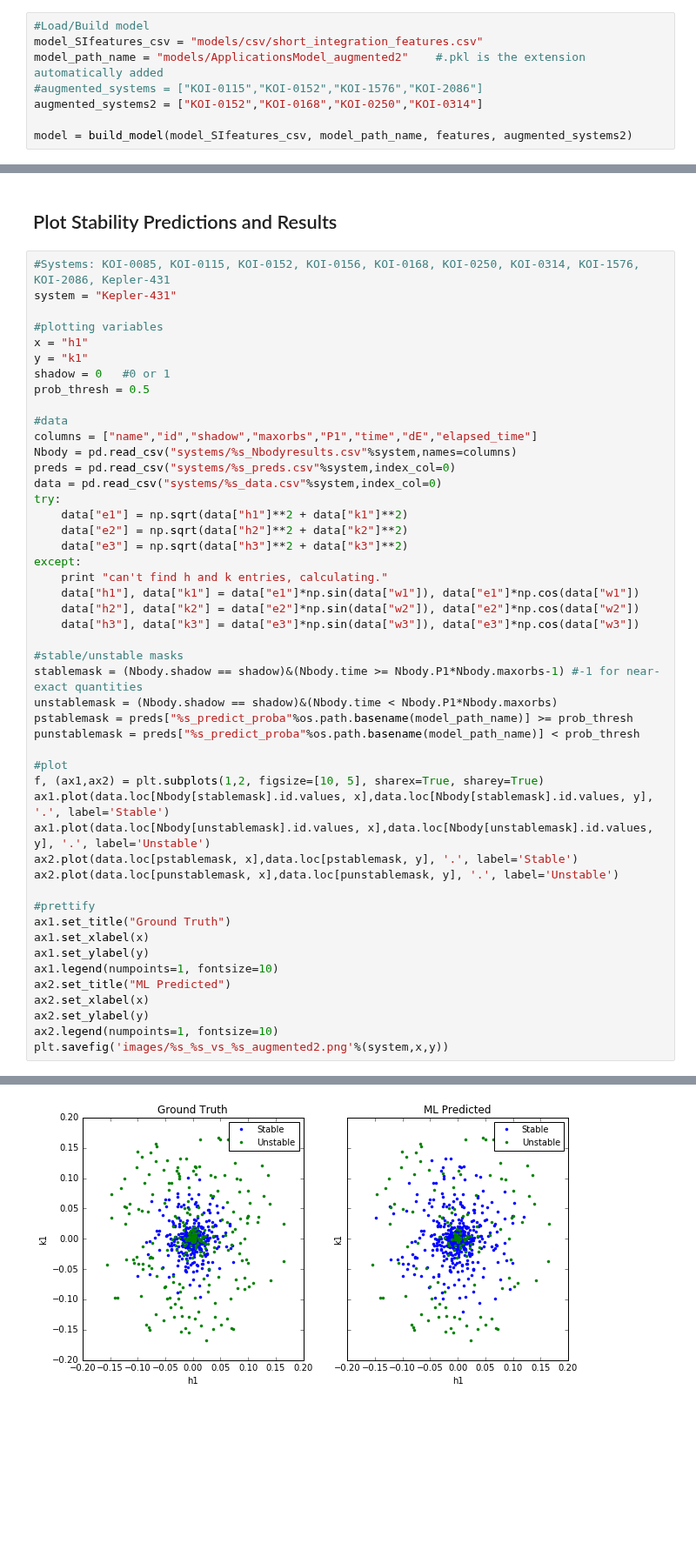
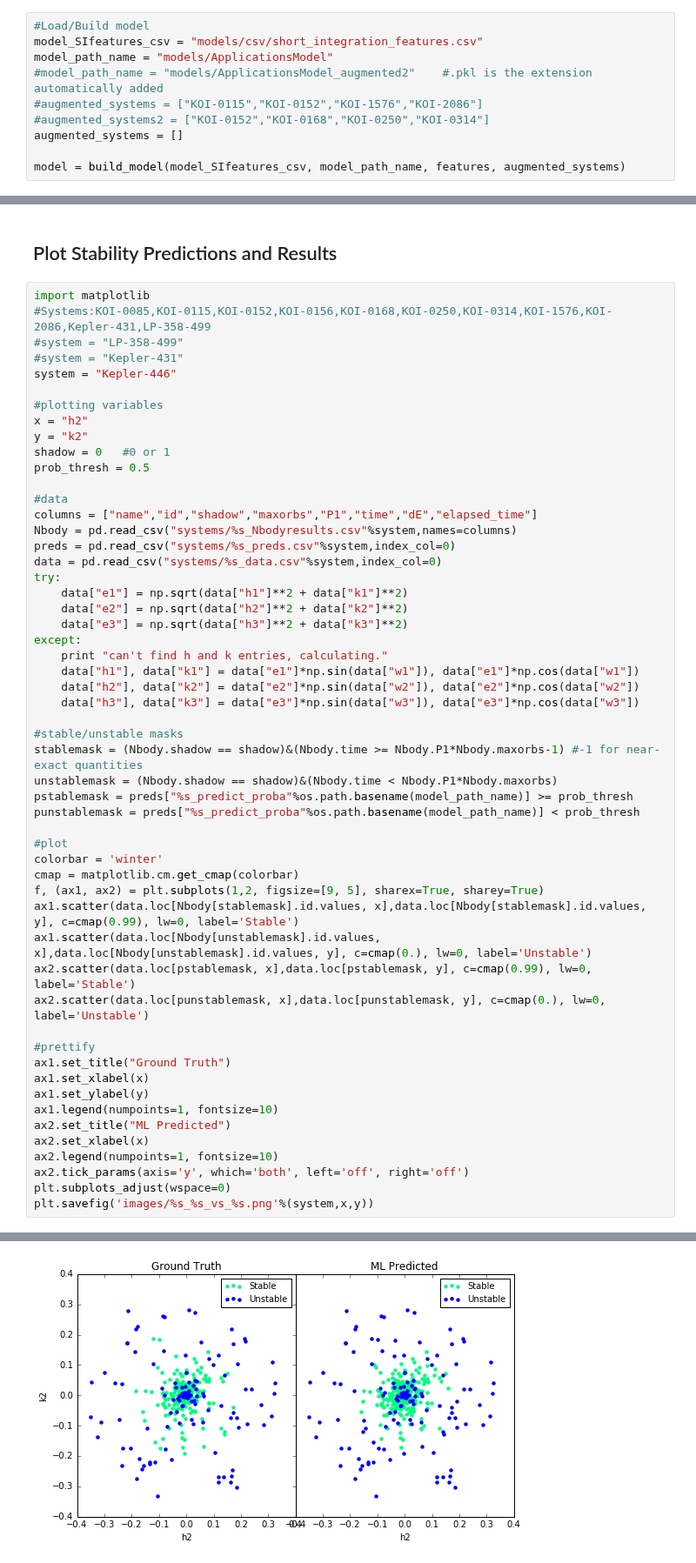
Before and after one commit to afcarl/stability_predict, a Jupyter notebook: BuildModel_AnalyzeSystem.ipynb, the cells around one changed output, grey strips where cells are left out. Shown at 87% size. Saved outputs shown, nothing was run; the diff lists cells and outputs as text; blank space fills up the shorter version.

```diff
--- a/BuildModel_AnalyzeSystem.ipynb
+++ b/BuildModel_AnalyzeSystem.ipynb
@@ -141,9 +141,11 @@ Load Model if available, or build from scratch if short integration features are
 # %%
 #Load/Build model
 model_SIfeatures_csv = "models/csv/short_integration_features.csv"
-model_path_name = "models/ApplicationsModel_augmented2"    #.pkl is the extension automatically added
+model_path_name = "models/ApplicationsModel"
+#model_path_name = "models/ApplicationsModel_augmented2"    #.pkl is the extension automatically added
 #augmented_systems = ["KOI-0115","KOI-0152","KOI-1576","KOI-2086"]
-augmented_systems2 = ["KOI-0152","KOI-0168","KOI-0250","KOI-0314"]
+#augmented_systems2 = ["KOI-0152","KOI-0168","KOI-0250","KOI-0314"]
+augmented_systems = []
 
-model = build_model(model_SIfeatures_csv, model_path_name, features, augmented_systems2)
+model = build_model(model_SIfeatures_csv, model_path_name, features, augmented_systems)
 # %% [output]
@@ -193,12 +195,15 @@ Completed System Kepler-431
 # %% [markdown]
 ## Plot Stability Predictions and Results
 # %%
-#Systems: KOI-0085, KOI-0115, KOI-0152, KOI-0156, KOI-0168, KOI-0250, KOI-0314, KOI-1576, KOI-2086, Kepler-431
-system = "Kepler-431"
+import matplotlib
+#Systems:KOI-0085,KOI-0115,KOI-0152,KOI-0156,KOI-0168,KOI-0250,KOI-0314,KOI-1576,KOI-2086,Kepler-431,LP-358-499
+#system = "LP-358-499"
+#system = "Kepler-431"
+system = "Kepler-446"
 
 #plotting variables
-x = "h1"
-y = "k1"
+x = "h2"
+y = "k2"
 shadow = 0   #0 or 1
 prob_thresh = 0.5
 
@@ -208,38 +213,41 @@ Nbody = pd.read_csv("systems/%s_Nbodyresults.csv"%system,names=columns)
 preds = pd.read_csv("systems/%s_preds.csv"%system,index_col=0)
 data = pd.read_csv("systems/%s_data.csv"%system,index_col=0)
 try:
     data["e1"] = np.sqrt(data["h1"]**2 + data["k1"]**2)
     data["e2"] = np.sqrt(data["h2"]**2 + data["k2"]**2)
     data["e3"] = np.sqrt(data["h3"]**2 + data["k3"]**2)
 except:
     print "can't find h and k entries, calculating."
     data["h1"], data["k1"] = data["e1"]*np.sin(data["w1"]), data["e1"]*np.cos(data["w1"])
     data["h2"], data["k2"] = data["e2"]*np.sin(data["w2"]), data["e2"]*np.cos(data["w2"])
     data["h3"], data["k3"] = data["e3"]*np.sin(data["w3"]), data["e3"]*np.cos(data["w3"])
 
 #stable/unstable masks
 stablemask = (Nbody.shadow == shadow)&(Nbody.time >= Nbody.P1*Nbody.maxorbs-1) #-1 for near-exact quantities
 unstablemask = (Nbody.shadow == shadow)&(Nbody.time < Nbody.P1*Nbody.maxorbs)
 pstablemask = preds["%s_predict_proba"%os.path.basename(model_path_name)] >= prob_thresh
 punstablemask = preds["%s_predict_proba"%os.path.basename(model_path_name)] < prob_thresh
 
 #plot
-f, (ax1,ax2) = plt.subplots(1,2, figsize=[10, 5], sharex=True, sharey=True)
-ax1.plot(data.loc[Nbody[stablemask].id.values, x],data.loc[Nbody[stablemask].id.values, y], '.', label='Stable')
-ax1.plot(data.loc[Nbody[unstablemask].id.values, x],data.loc[Nbody[unstablemask].id.values, y], '.', label='Unstable')
-ax2.plot(data.loc[pstablemask, x],data.loc[pstablemask, y], '.', label='Stable')
-ax2.plot(data.loc[punstablemask, x],data.loc[punstablemask, y], '.', label='Unstable')
+colorbar = 'winter'
+cmap = matplotlib.cm.get_cmap(colorbar)
+f, (ax1, ax2) = plt.subplots(1,2, figsize=[9, 5], sharex=True, sharey=True)
+ax1.scatter(data.loc[Nbody[stablemask].id.values, x],data.loc[Nbody[stablemask].id.values, y], c=cmap(0.99), lw=0, label='Stable')
+ax1.scatter(data.loc[Nbody[unstablemask].id.values, x],data.loc[Nbody[unstablemask].id.values, y], c=cmap(0.), lw=0, label='Unstable')
+ax2.scatter(data.loc[pstablemask, x],data.loc[pstablemask, y], c=cmap(0.99), lw=0, label='Stable')
+ax2.scatter(data.loc[punstablemask, x],data.loc[punstablemask, y], c=cmap(0.), lw=0, label='Unstable')
 
 #prettify
 ax1.set_title("Ground Truth")
 ax1.set_xlabel(x)
 ax1.set_ylabel(y)
 ax1.legend(numpoints=1, fontsize=10)
 ax2.set_title("ML Predicted")
 ax2.set_xlabel(x)
-ax2.set_ylabel(y)
 ax2.legend(numpoints=1, fontsize=10)
-plt.savefig('images/%s_%s_vs_%s_augmented2.png'%(system,x,y))
+ax2.tick_params(axis='y', which='both', left='off', right='off')
+plt.subplots_adjust(wspace=0)
+plt.savefig('images/%s_%s_vs_%s.png'%(system,x,y))
 # %% [output]
 can't find h and k entries, calculating.
-[figure, old version]
+[figure, new version]
```
Also changed, not shown: parts of 6 cells of this notebook, 5 other files.
